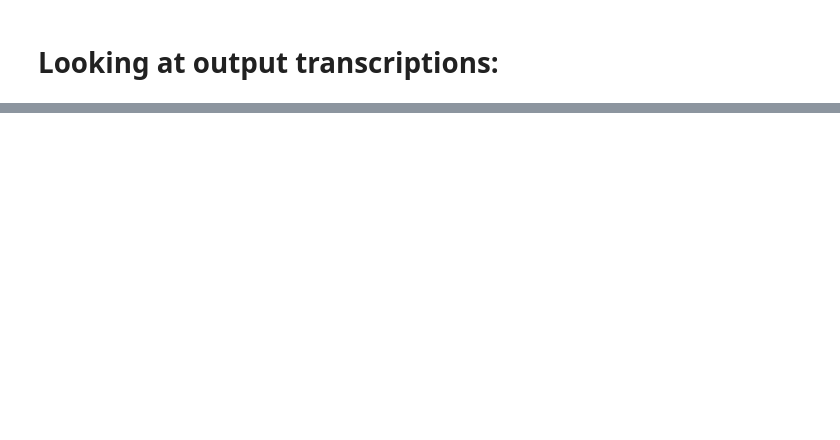
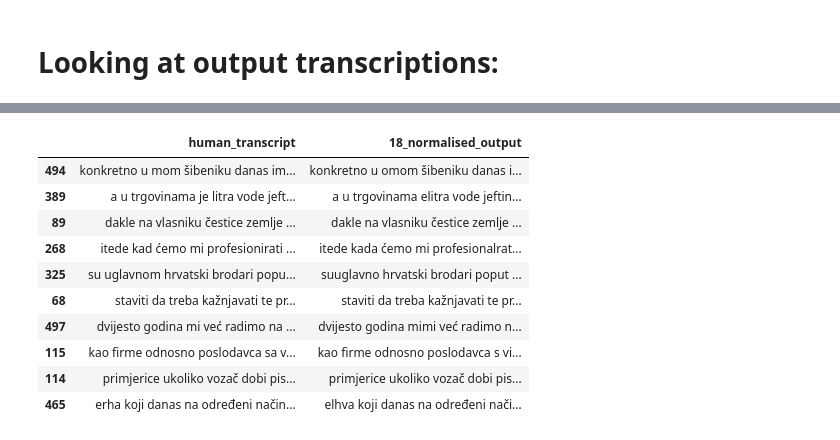
Before and after one commit to 5roop/task8, a Jupyter notebook: 18_training_normalised.ipynb, the cells around one changed output, grey strips where cells are left out. Cells and saved outputs as stored; diff of their text form; code cells hidden in the pictures; blank space fills up the shorter version.

```diff
--- a/18_training_normalised.ipynb
+++ b/18_training_normalised.ipynb
@@ -270,7 +296,7 @@ import os
 
 #model_name = '/home/peterr/macocu/task8/300_/checkpoint-2800'
 # model_name = '/home/peterr/macocu/task8/200_/checkpoint-6000'
-model_name = '/home/peterr/macocu/task8/300_debug_2_/checkpoint-300'
+model_name = '/home/peterr/macocu/task8/18_normalised/checkpoint-3028'
 
 model = Wav2Vec2ForCTC.from_pretrained(model_name).cuda()
 
@@ -332,0 +374,19 @@ If your task is similar to the task the model of the checkpoint was trained on,
+# %%
+test= pd.read_csv("17_test.csv")
+test[modelname+"_output"] = test.hashname.apply(
+    lambda s: " ".join(get_transcript(f"{data_dir}{s}")[0])
+)
+# %%
+test[["human_transcript", "18_normalised_output"]].sample(10)
+# %% [output]
+|  | human_transcript | 18_normalised_output |
+| 494 | konkretno u mom šibeniku danas im... | konkretno u omom šibeniku danas i... |
+| 389 | a u trgovinama je litra vode jeft... | a u trgovinama elitra vode jeftin... |
+| 89 | dakle na vlasniku čestice zemlje ... | dakle na vlasniku čestice zemlje ... |
+| 268 | itede kad ćemo mi profesionirati ... | itede kada ćemo mi profesionalrat... |
+| 325 | su uglavnom hrvatski brodari popu... | suuglavno hrvatski brodari poput ... |
+| 68 | staviti da treba kažnjavati te pr... | staviti da treba kažnjavati te pr... |
+| 497 | dvijesto godina mi već radimo na ... | dvijesto godina mimi već radimo n... |
+| 115 | kao firme odnosno poslodavca sa v... | kao firme odnosno poslodavca s vi... |
+| 114 | primjerice ukoliko vozač dobi pis... | primjerice ukoliko vozač dobi pis... |
+| 465 | erha koji danas na određeni način... | elhva koji danas na određeni nači... |
```
Also changed, not shown: parts of 6 cells of this notebook, 2 other files.
